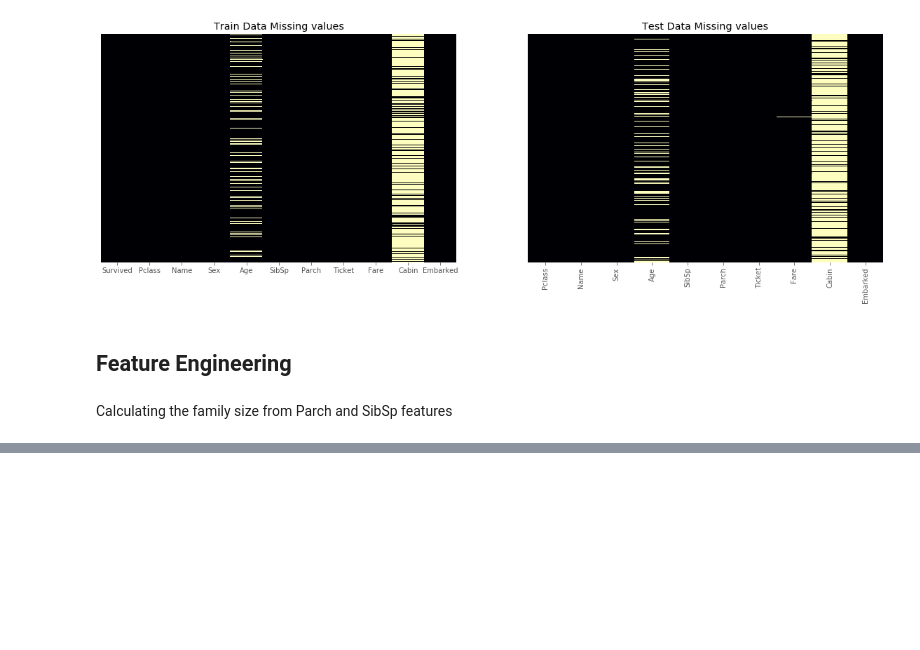
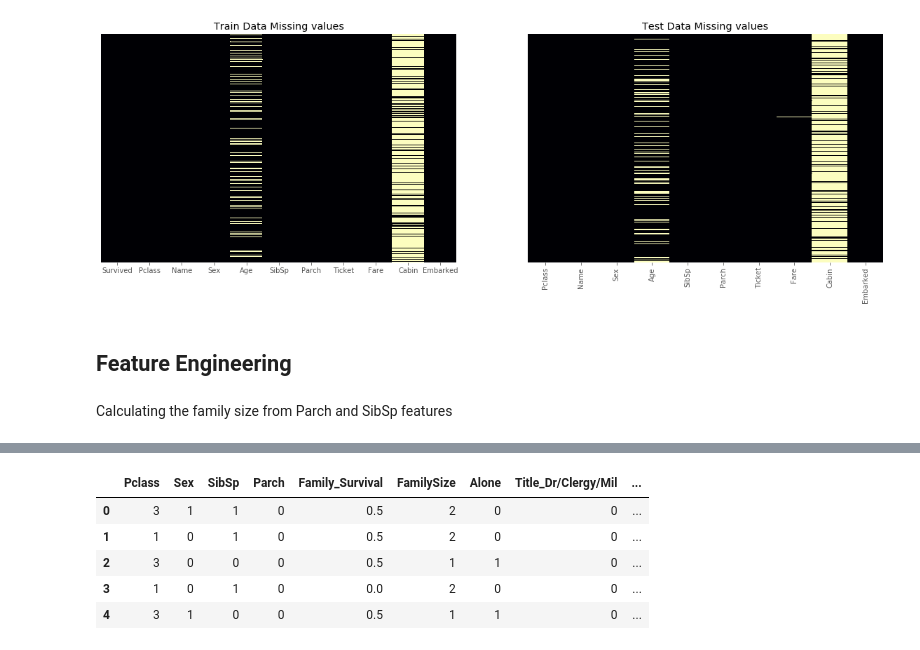
Before and after one commit to Paras-97/Titanic-Machine-Learning-from-Disaster, a Jupyter notebook: Titanic.ipynb, the cells around one changed output, grey strips where cells are left out. Drawn from its saved outputs; the diff is of its cells as text; code cells hidden in the pictures; blank space fills up the shorter version.

```diff
--- a/Titanic.ipynb
+++ b/Titanic.ipynb
@@ -328,0 +478,13 @@ def process_names():
+# %%
+# having a look at our data
+
+v_merged = combined.copy()
+v_merged['Survived'] = train['Survived']
+v_merged.head()
+# %% [output]
+|  | Pclass | Sex | SibSp | Parch | Family_Survival | FamilySize | Alone | Title_Dr/Clergy/Mil | ... |
+| 0 | 3 | 1 | 1 | 0 | 0.5 | 2 | 0 | 0 | ... |
+| 1 | 1 | 0 | 1 | 0 | 0.5 | 2 | 0 | 0 | ... |
+| 2 | 3 | 0 | 0 | 0 | 0.5 | 1 | 1 | 0 | ... |
+| 3 | 1 | 0 | 1 | 0 | 0.0 | 2 | 0 | 0 | ... |
+| 4 | 3 | 1 | 0 | 0 | 0.5 | 1 | 1 | 0 | ... |
```
Also changed, not shown: parts of 19 cells of this notebook, 5 other files.
